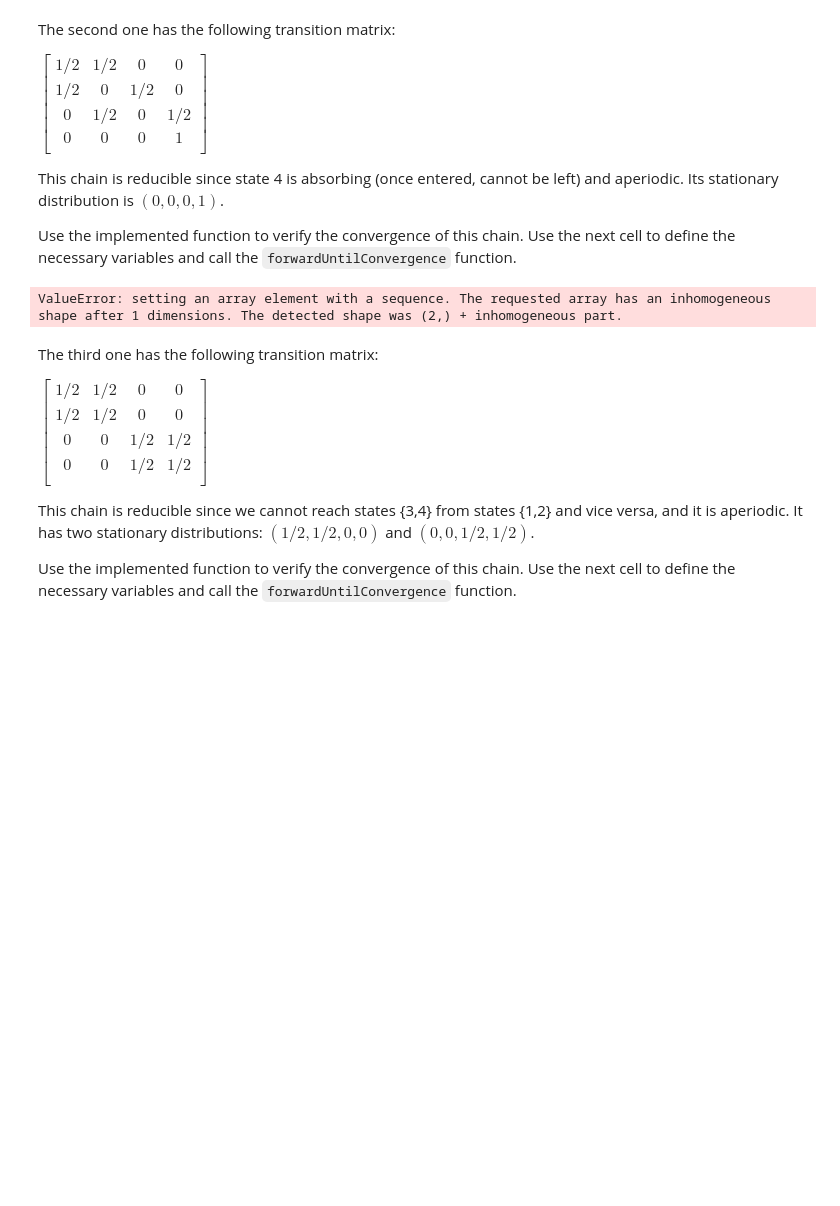
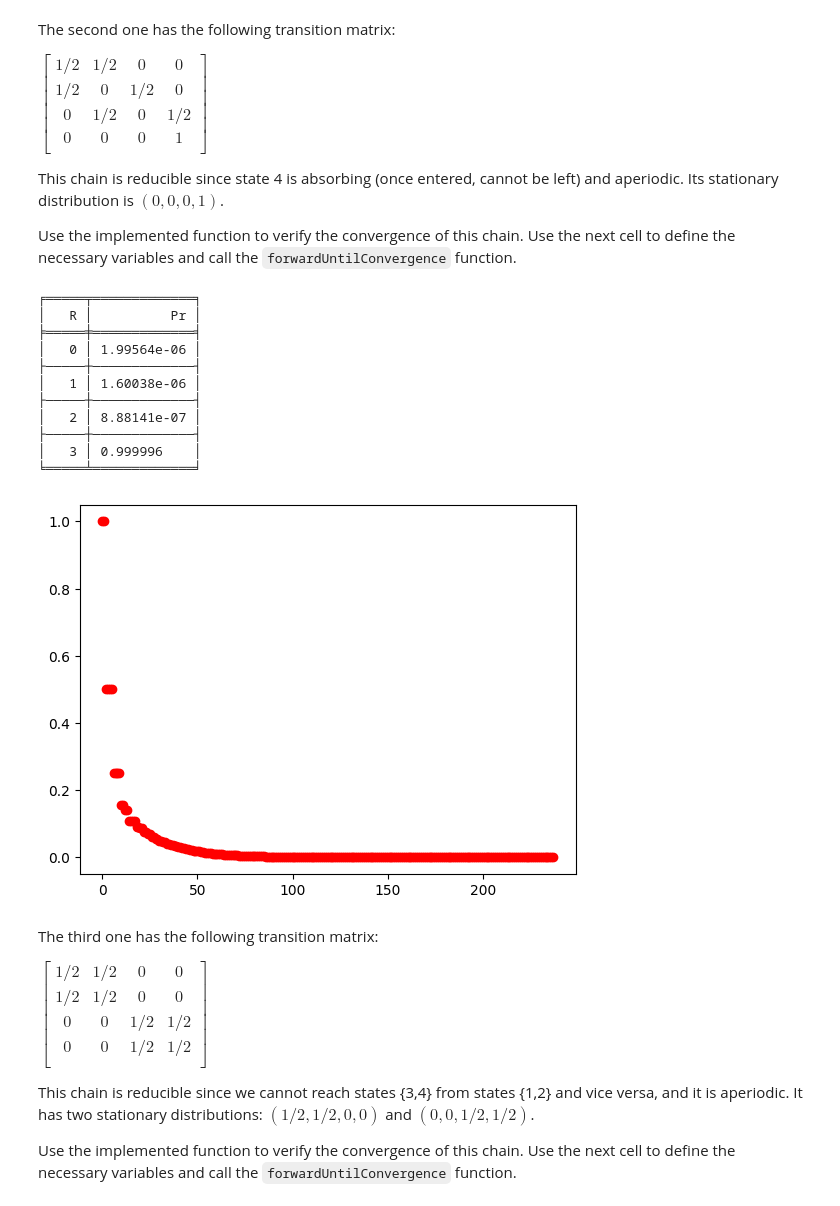
Before and after one commit to Scouttman/blp, a Jupyter notebook: COMP9418_W04_Markov_Chains_and_Hidden_Markov_Models.ipynb, the cells around one changed output. Saved outputs shown, nothing was run; the diff lists cells and outputs as text; code cells hidden in the pictures; blank space fills up the shorter version.

```diff
--- a/COMP9418_W04_Markov_Chains_and_Hidden_Markov_Models.ipynb
+++ b/COMP9418_W04_Markov_Chains_and_Hidden_Markov_Models.ipynb
@@ -409,35 +432,48 @@ outcomeSpace_c2 = {
     'R':(0,1,2,3),
     'R_next':(0,1,2,3),
 }
 
 t = Factor(('R', 'R_next'), outcomeSpace_c2)
 # We can set the values in the factor in a different way by directly setting the table
 # This is quicker, but you have to be careful that the domain is in the right order
 t.table = np.array(
     [
      [.5, .5, 0, 0],
-    ... # TODO finish array
+     [.5, 0, 0.5, 0],
+     [0, .5, 0, 0.5],
+     [0, 0, 0, 1]
     ]
 )
 
 s = Factor(('R',), outcomeSpace_c2)
 s.table = np.array(
     [1,0,0,0]
 )
 
 ##################
 # Test code
 
 variable_remap = {
     "R_next": "R"
 }
 mm = MarkovModel(s, t, variable_remap)
 errors, state = mm.forwardUntilConvergence()
 print(state)
 plt.plot(errors, 'ro')
 plt.show()
 # %% [output]
-ValueError: setting an array element with a sequence. The requested array has an inhomogeneous shape after 1 dimensions. The detected shape was (2,) + inhomogeneous part.
+╒═════╤═════════════╕
+│   R │          Pr │
+╞═════╪═════════════╡
+│   0 │ 1.99564e-06 │
+├─────┼─────────────┤
+│   1 │ 1.60038e-06 │
+├─────┼─────────────┤
+│   2 │ 8.88141e-07 │
+├─────┼─────────────┤
+│   3 │ 0.999996    │
+╘═════╧═════════════╛
+[figure, added]
 # %% [markdown]
 The third one has the following transition matrix:
 
```
Also changed, not shown: parts of 5 cells of this notebook.
